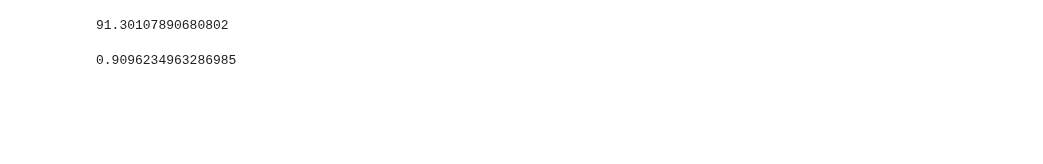
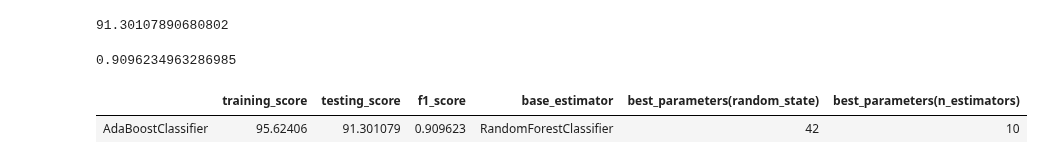
Before and after one commit to amitborkar98/Starbucks-capstone, a Jupyter notebook: Starbucks_Capstone_notebook.ipynb, the cells around one changed output. Drawn from its saved outputs; the diff is of its cells as text; code cells hidden in the pictures; blank space fills up the shorter version.

```diff
--- a/Starbucks_Capstone_notebook.ipynb
+++ b/Starbucks_Capstone_notebook.ipynb
@@ -1627,6 +1656,7 @@ AdaBoostClassifier(algorithm='SAMME.R',
                    learning_rate=1.0, n_estimators=10, random_state=42)
 # %%
 y_pred_training = ada.predict(X_train)
-accuracy_score(y_pred_training, y_train) * 100
+ac_train_score = accuracy_score(y_pred_training, y_train) * 100
+ac_train_score
 # %% [output]
 95.62406015037594
@@ -1637,9 +1663,23 @@ f1_score(y_pred_training, y_train)
 # %%
 y_pred_testing = ada.predict(X_test)
-accuracy_score(y_pred_testing, y_test) * 100
+ac_test_score = accuracy_score(y_pred_testing, y_test) * 100
+ac_test_score
 # %% [output]
 91.30107890680802
 # %%
-f1_score(y_pred_testing, y_test)
+ac_f1_score = f1_score(y_pred_testing, y_test)
+ac_f1_score
 # %% [output]
 0.9096234963286985
+# %%
+d = { 'training_score': ac_train_score,
+     'testing_score': ac_test_score,
+     'f1_score': ac_f1_score,
+     'base_estimator': 'RandomForestClassifier' ,
+     'best_parameters(random_state)': 42 ,
+     'best_parameters(n_estimators)': 10 }
+AdaBoostClassifier_df =  pd.DataFrame(data = d, index= ['AdaBoostClassifier'])
+AdaBoostClassifier_df
+# %% [output]
+|  | training_score | testing_score | f1_score | base_estimator | best_parameters(random_state) | best_parameters(n_estimators) |
+| AdaBoostClassifier | 95.62406 | 91.301079 | 0.909623 | RandomForestClassifier | 42 | 10 |
```
Also changed, not shown: parts of 17 cells of this notebook, 3 other files.
